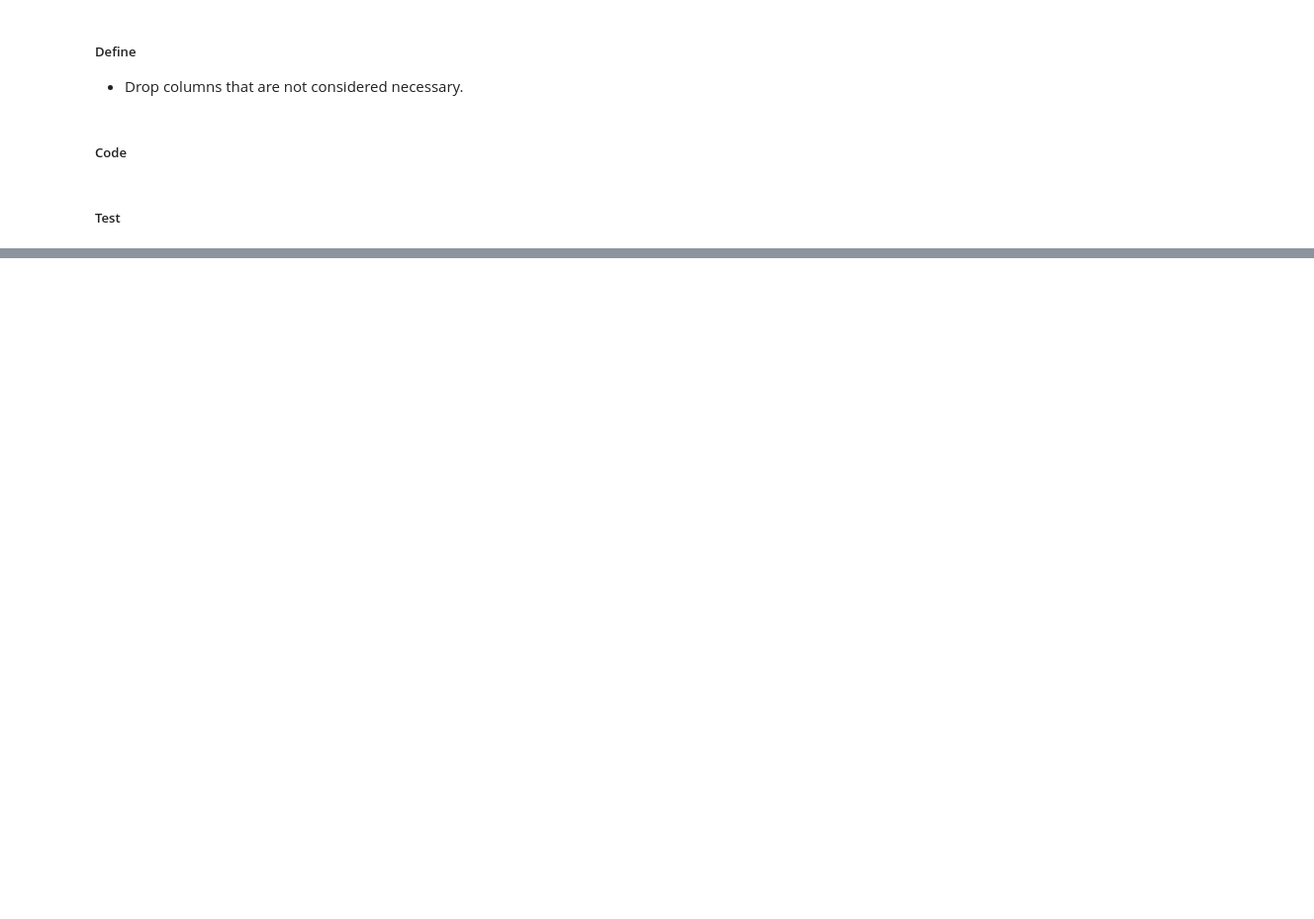
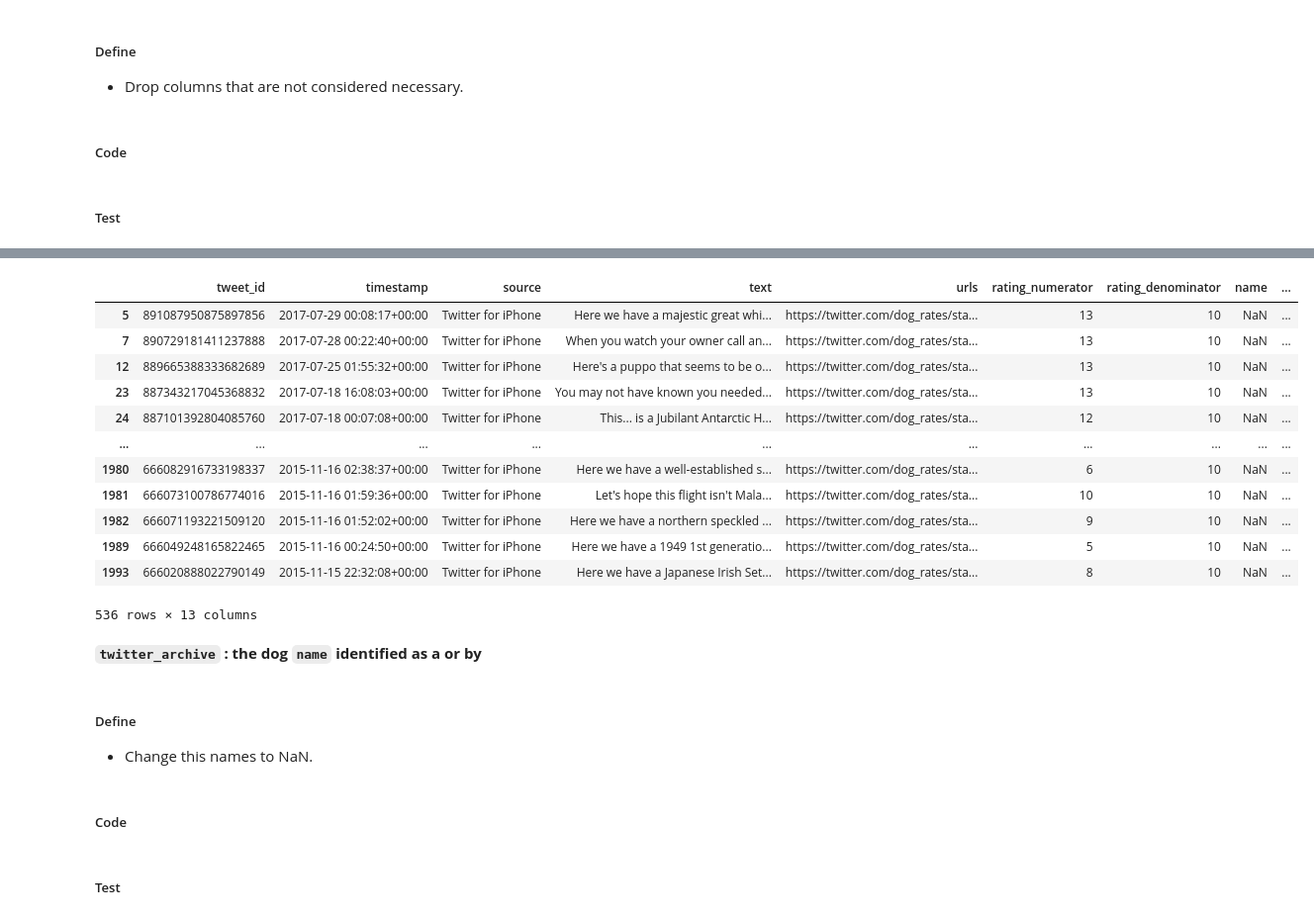
Before and after one commit to dsllt/Udacity_DA_P4, a Jupyter notebook: wrangle_act.ipynb, the cells around one changed output, grey strips where cells are left out. Shown at 99% size. Drawn from its saved outputs; the diff is of its cells as text; code cells hidden in the pictures; blank space fills up the shorter version.

```diff
--- a/wrangle_act.ipynb
+++ b/wrangle_act.ipynb
@@ -785,0 +925,23 @@ list(twitter_archive_clean)
+# %%
+twitter_archive_clean.loc[twitter_archive_clean.name.isna()]
+# %% [output]
+|  | tweet_id | timestamp | source | text | urls | rating_numerator | rating_denominator | name | ... |
+| 5 | 891087950875897856 | 2017-07-29 00:08:17+00:00 | Twitter for iPhone | Here we have a majestic great whi... | https://twitter.com/dog_rates/sta... | 13 | 10 | NaN | ... |
+| 7 | 890729181411237888 | 2017-07-28 00:22:40+00:00 | Twitter for iPhone | When you watch your owner call an... | https://twitter.com/dog_rates/sta... | 13 | 10 | NaN | ... |
+| 12 | 889665388333682689 | 2017-07-25 01:55:32+00:00 | Twitter for iPhone | Here's a puppo that seems to be o... | https://twitter.com/dog_rates/sta... | 13 | 10 | NaN | ... |
+| 23 | 887343217045368832 | 2017-07-18 16:08:03+00:00 | Twitter for iPhone | You may not have known you needed... | https://twitter.com/dog_rates/sta... | 13 | 10 | NaN | ... |
+| 24 | 887101392804085760 | 2017-07-18 00:07:08+00:00 | Twitter for iPhone | This... is a Jubilant Antarctic H... | https://twitter.com/dog_rates/sta... | 12 | 10 | NaN | ... |
+| ... | ... | ... | ... | ... | ... | ... | ... | ... | ... |
+| 1980 | 666082916733198337 | 2015-11-16 02:38:37+00:00 | Twitter for iPhone | Here we have a well-established s... | https://twitter.com/dog_rates/sta... | 6 | 10 | NaN | ... |
+| 1981 | 666073100786774016 | 2015-11-16 01:59:36+00:00 | Twitter for iPhone | Let's hope this flight isn't Mala... | https://twitter.com/dog_rates/sta... | 10 | 10 | NaN | ... |
+| 1982 | 666071193221509120 | 2015-11-16 01:52:02+00:00 | Twitter for iPhone | Here we have a northern speckled ... | https://twitter.com/dog_rates/sta... | 9 | 10 | NaN | ... |
+| 1989 | 666049248165822465 | 2015-11-16 00:24:50+00:00 | Twitter for iPhone | Here we have a 1949 1st generatio... | https://twitter.com/dog_rates/sta... | 5 | 10 | NaN | ... |
+| 1993 | 666020888022790149 | 2015-11-15 22:32:08+00:00 | Twitter for iPhone | Here we have a Japanese Irish Set... | https://twitter.com/dog_rates/sta... | 8 | 10 | NaN | ... |
+536 rows × 13 columns
+# %% [markdown]
+**`twitter_archive` : the dog `name` identified as a or by**
+# %% [markdown]
+##### Define
+* Change this names to NaN.
+# %% [markdown]
+##### Code
@@ -785,0 +951,2 @@ list(twitter_archive_clean)
+# %% [markdown]
+##### Test
```
Also changed, not shown: parts of 106 cells of this notebook.
